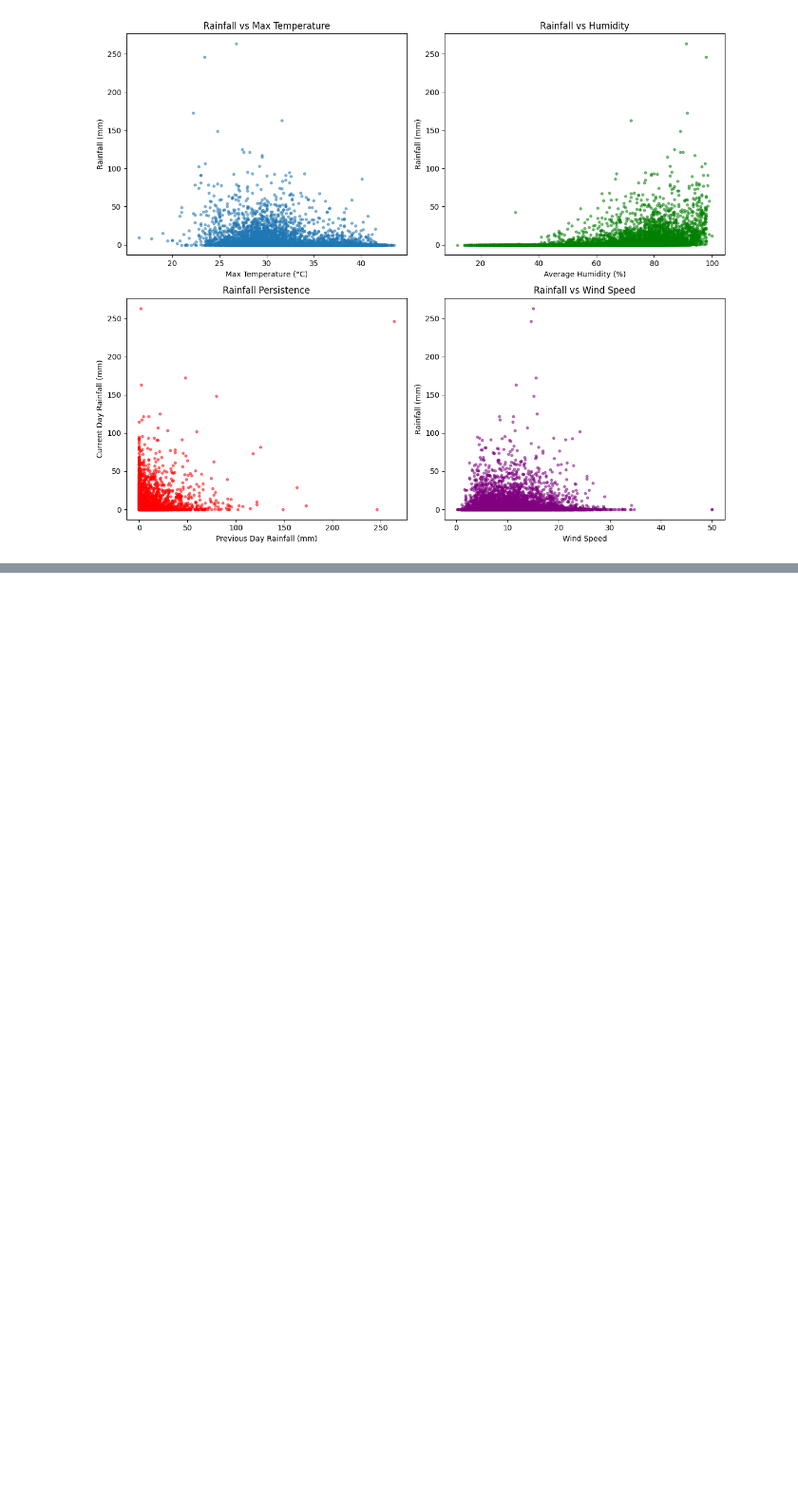
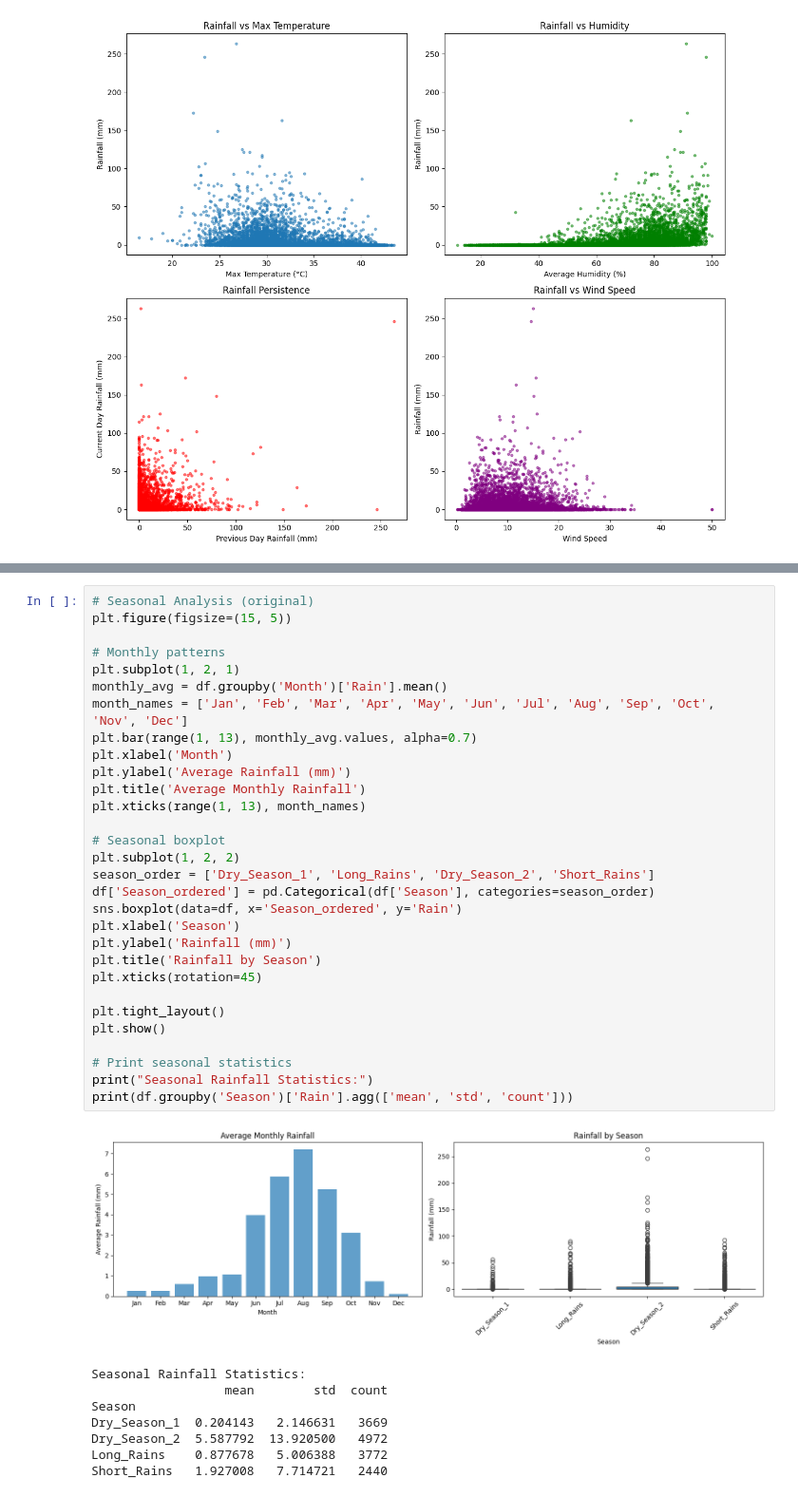
Before and after one commit to kennethkimosop/weather-forecast-project, a Jupyter notebook: Forecast.ipynb, the cells around one changed output, grey strips where cells are left out. Shown at 95% size. Saved outputs shown, nothing was run; the diff lists cells and outputs as text; blank space fills up the shorter version.

```diff
--- a/Forecast.ipynb
+++ b/Forecast.ipynb
@@ -2502,0 +399,39 @@ print("   ✓ Practical insights and recommendations")
+# %%
+# Seasonal Analysis (original)
+plt.figure(figsize=(15, 5))
+
+# Monthly patterns
+plt.subplot(1, 2, 1)
+monthly_avg = df.groupby('Month')['Rain'].mean()
+month_names = ['Jan', 'Feb', 'Mar', 'Apr', 'May', 'Jun', 'Jul', 'Aug', 'Sep', 'Oct', 'Nov', 'Dec']
+plt.bar(range(1, 13), monthly_avg.values, alpha=0.7)
+plt.xlabel('Month')
+plt.ylabel('Average Rainfall (mm)')
+plt.title('Average Monthly Rainfall')
+plt.xticks(range(1, 13), month_names)
+
+# Seasonal boxplot
+plt.subplot(1, 2, 2)
+season_order = ['Dry_Season_1', 'Long_Rains', 'Dry_Season_2', 'Short_Rains']
+df['Season_ordered'] = pd.Categorical(df['Season'], categories=season_order)
+sns.boxplot(data=df, x='Season_ordered', y='Rain')
+plt.xlabel('Season')
+plt.ylabel('Rainfall (mm)')
+plt.title('Rainfall by Season')
+plt.xticks(rotation=45)
+
+plt.tight_layout()
+plt.show()
+
+# Print seasonal statistics
+print("Seasonal Rainfall Statistics:")
+print(df.groupby('Season')['Rain'].agg(['mean', 'std', 'count']))
+# %% [output]
+[figure, added]
+Seasonal Rainfall Statistics:
+                  mean        std  count
+Season
+Dry_Season_1  0.204143   2.146631   3669
+Dry_Season_2  5.587792  13.920500   4972
+Long_Rains    0.877678   5.006388   3772
+Short_Rains   1.927008   7.714721   2440
```
Also changed, not shown: parts of 170 cells of this notebook, 6 other files.
